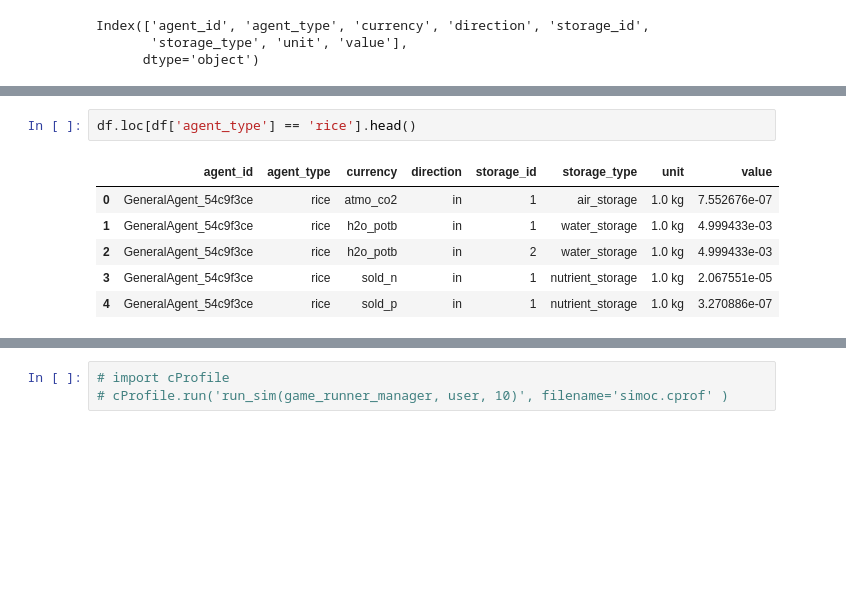
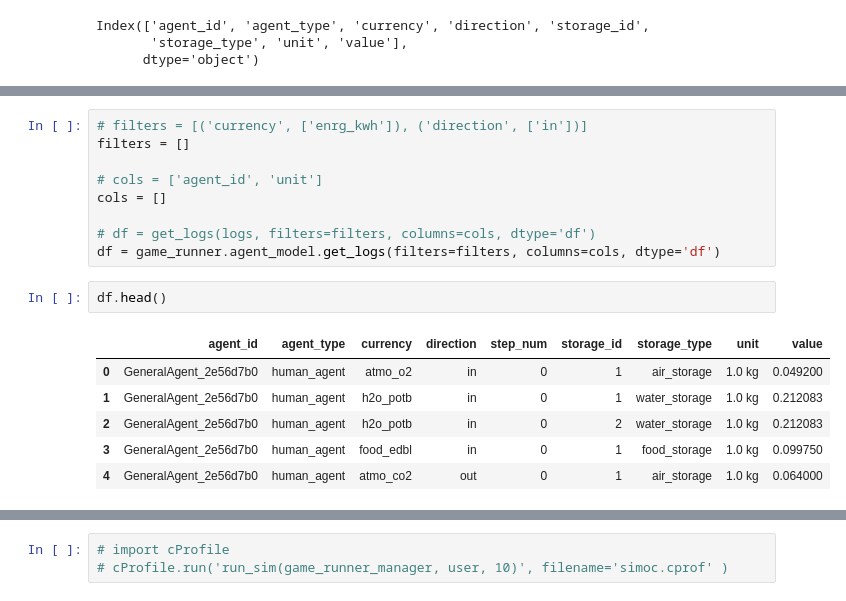
Before and after one commit to overthesun/simoc, a Jupyter notebook: testing.ipynb, the cells around one changed output, grey strips where cells are left out. Drawn from its saved outputs; the diff is of its cells as text; blank space fills up the shorter version.

```diff
--- a/testing.ipynb
+++ b/testing.ipynb
@@ -238,12 +224,21 @@ crew_habitat_small                          1
 Name: agent_type, dtype: int64
+# %%
+# filters = [('currency', ['enrg_kwh']), ('direction', ['in'])]
+filters = []
+
+# cols = ['agent_id', 'unit']
+cols = []
+
+# df = get_logs(logs, filters=filters, columns=cols, dtype='df')
+df = game_runner.agent_model.get_logs(filters=filters, columns=cols, dtype='df')
 # %%
-df.loc[df['agent_type'] == 'rice'].head()
+df.head()
 # %% [output]
-|  | agent_id | agent_type | currency | direction | storage_id | storage_type | unit | value |
-| 0 | GeneralAgent_54c9f3ce | rice | atmo_co2 | in | 1 | air_storage | 1.0 kg | 7.552676e-07 |
-| 1 | GeneralAgent_54c9f3ce | rice | h2o_potb | in | 1 | water_storage | 1.0 kg | 4.999433e-03 |
-| 2 | GeneralAgent_54c9f3ce | rice | h2o_potb | in | 2 | water_storage | 1.0 kg | 4.999433e-03 |
-| 3 | GeneralAgent_54c9f3ce | rice | sold_n | in | 1 | nutrient_storage | 1.0 kg | 2.067551e-05 |
-| 4 | GeneralAgent_54c9f3ce | rice | sold_p | in | 1 | nutrient_storage | 1.0 kg | 3.270886e-07 |
+|  | agent_id | agent_type | currency | direction | step_num | storage_id | storage_type | unit | value |
+| 0 | GeneralAgent_2e56d7b0 | human_agent | atmo_o2 | in | 0 | 1 | air_storage | 1.0 kg | 0.049200 |
+| 1 | GeneralAgent_2e56d7b0 | human_agent | h2o_potb | in | 0 | 1 | water_storage | 1.0 kg | 0.212083 |
+| 2 | GeneralAgent_2e56d7b0 | human_agent | h2o_potb | in | 0 | 2 | water_storage | 1.0 kg | 0.212083 |
+| 3 | GeneralAgent_2e56d7b0 | human_agent | food_edbl | in | 0 | 1 | food_storage | 1.0 kg | 0.099750 |
+| 4 | GeneralAgent_2e56d7b0 | human_agent | atmo_co2 | out | 0 | 1 | air_storage | 1.0 kg | 0.064000 |
 # %%
 # game_runner.agent_model.get_logs(filters=filters, columns=cols, dtype='list')[:5]
```
Also changed, not shown: parts of 20 cells of this notebook, 2 other files.
